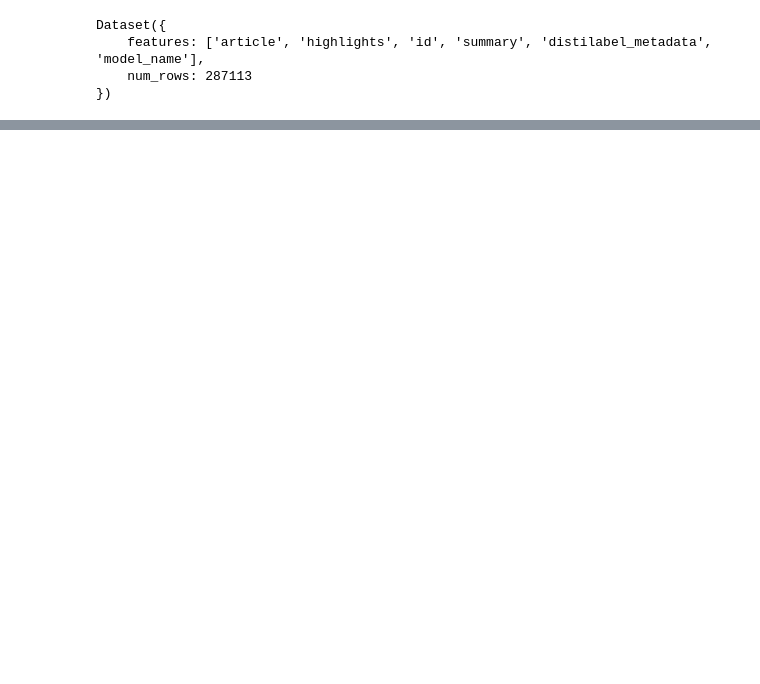
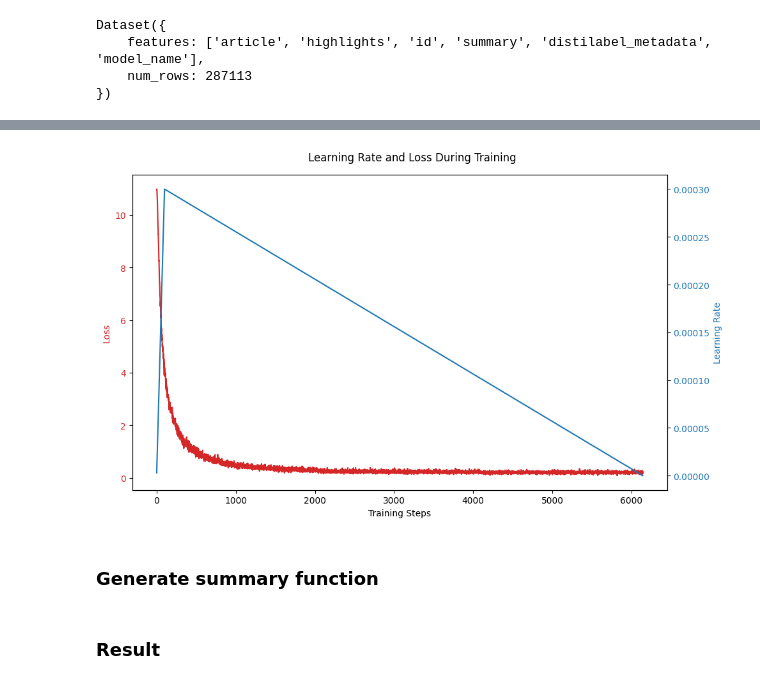
Before and after one commit to MateuszLaudan/text_summarization, a Jupyter notebook: text_sum_notebook.ipynb, the cells around one changed output, grey strips where cells are left out. Saved outputs shown, nothing was run; the diff lists cells and outputs as text; code cells hidden in the pictures; blank space fills up the shorter version.

```diff
--- a/text_sum_notebook.ipynb
+++ b/text_sum_notebook.ipynb
@@ -181,6 +194,7 @@ class EncoderLayer(nn.Module):
 class Encoder(nn.Module):
     def __init__(self, d_model, ffn_hidden, num_heads, dropout, num_layers, vocab_size, max_input_seq):
         super().__init__()
+        self.dropout = nn.Dropout(dropout)
         self.input_emb = nn.Embedding(vocab_size, d_model,
                                       device=device)  # embeddings for max 50265 tokens with emb_dim dimension
         self.pos_emb = nn.Embedding(max_input_seq, d_model,
@@ -202,6 +216,7 @@ class Encoder(nn.Module):
 
         # Combine token and positional embeddings
         x = input_embeddings + positional_embeddings  # Shape: [B, T, emb_dim]
+        x = self.dropout(x)
         for layer in self.layers:
             x = layer(x, src_mask)
         return x
@@ -283,8 +300,9 @@ class DecoderLayer(nn.Module):
 class Decoder(nn.Module):
     def __init__(self, d_model, ffn_hidden, num_heads, dropout, num_layers, vocab_size, max_output_seq):
         super().__init__()
+        self.dropout = nn.Dropout(dropout)
         self.output_emb = nn.Embedding(vocab_size, d_model,
-                                      device=device)
+                                       device=device)
         self.pos_emb = nn.Embedding(max_output_seq, d_model,
                                     device=device)
         self.layers = nn.ModuleList(
@@ -304,6 +322,7 @@ class Decoder(nn.Module):
 
         # Combine token and positional embeddings
         x = output_embeddings + positional_embeddings  # Shape: [B, T, emb_dim]
+        x = self.dropout(x)
         for layer in self.layers:
             x = layer(encoder_output, x, tgt_mask, cross_mask)
         return x
@@ -310,6 +331,6 @@ class Decoder(nn.Module):
 # %%
 d_model = 512
 num_heads = 8
-dropout = 0.2
+dropout = 0.1
 ffn_hidden = d_model * 4
-num_layers = 8
+num_layers = 6
@@ -329,5 +352,6 @@ class MyTransformer(nn.Module):
         logits = self.lm_head(out)
         return logits
 # %%
-transformer = MyTransformer(d_model, ffn_hidden, num_heads, dropout, num_layers, vocab_size, max_output_seq, max_input_seq)
+transformer = MyTransformer(d_model, ffn_hidden, num_heads, dropout, num_layers, vocab_size, max_output_seq,
+                            max_input_seq)
 transformer = transformer.to(device)
@@ -414,4 +446,36 @@ Total Training Steps: 40960
 Training Completed ✅
+# %%
+import matplotlib.pyplot as plt
+
+
+def plot_training_metrics(loss_history, lr_history):
+    """Plot learning rate and loss after training."""
+    steps = range(len(loss_history))
+
+    fig, ax1 = plt.subplots(figsize=(10, 6))
+
+    # Plot loss
+    ax1.set_xlabel('Training Steps')
+    ax1.set_ylabel('Loss', color='tab:red')
+    ax1.plot(steps, loss_history, color='tab:red', label='Loss')
+    ax1.tick_params(axis='y', labelcolor='tab:red')
+
+    # Plot learning rate
+    ax2 = ax1.twinx()
+    ax2.set_ylabel('Learning Rate', color='tab:blue')
+    ax2.plot(steps, lr_history, color='tab:blue', label='Learning Rate')
+    ax2.tick_params(axis='y', labelcolor='tab:blue')
+
+    fig.suptitle('Learning Rate and Loss During Training')
+    fig.tight_layout()
+    plt.show()
+
+
+plot_training_metrics(loss_history, lr_history)
+# %% [output]
+[figure, added]
+# %% [markdown]
+### Generate summary function
 # %%
 def generate_summary(model: MyTransformer, input, max_len=40):
     model.eval()
@@ -455,5 +520,7 @@ def generate_summary(model: MyTransformer, input, max_len=40):
     summary_text = tokenizer.decode(generated.squeeze(0).tolist(), skip_special_tokens=True)
     return summary_text
+# %% [markdown]
+### Result
 # %%
 torch.manual_seed(42)
 inp = tokenizer.decode(inputs[0], skip_special_tokens=True)
```
Also changed, not shown: parts of 20 cells of this notebook, 1 other file.
